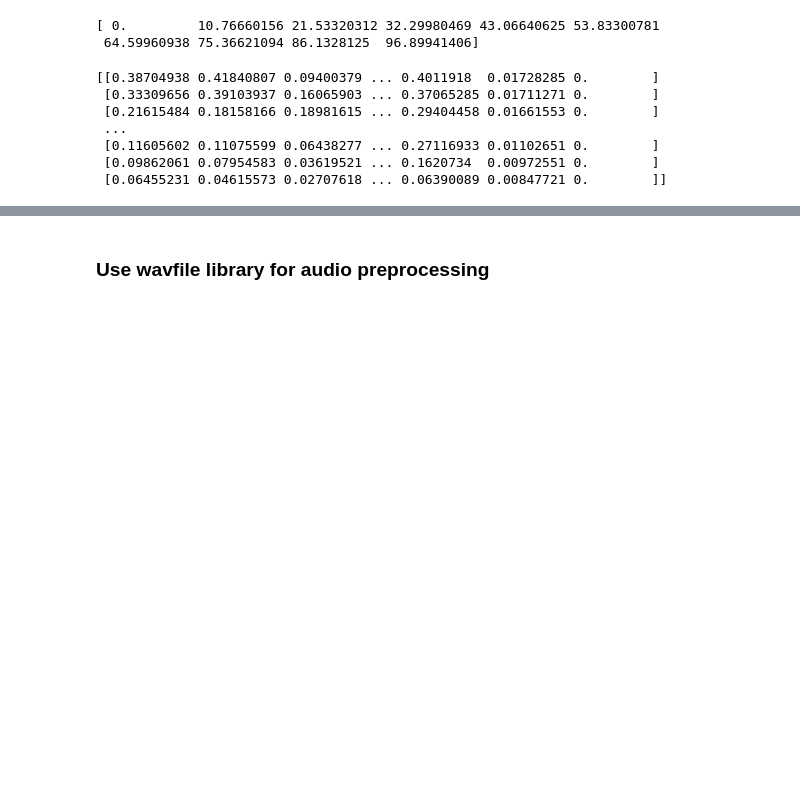
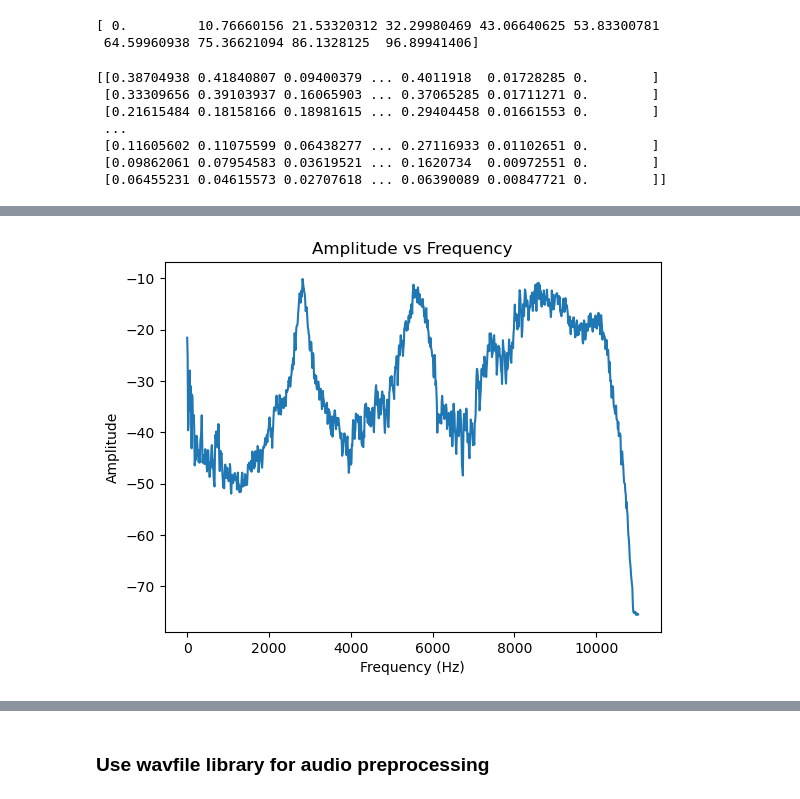
Before and after one commit to genggeng88/plasma_ml, a Jupyter notebook: FFT-audio.ipynb, the cells around one changed output, grey strips where cells are left out. Drawn from its saved outputs; the diff is of its cells as text; code cells hidden in the pictures; blank space fills up the shorter version.

```diff
--- a/FFT-audio.ipynb
+++ b/FFT-audio.ipynb
@@ -76,0 +86,9 @@ print(amplitude.shape)
+# %%
+average_amplitude = np.mean(mag_spec, axis=1)
+plt.plot(frequencies, average_amplitude)
+plt.xlabel('Frequency (Hz)')
+plt.ylabel('Amplitude')
+plt.title('Amplitude vs Frequency')
+plt.show()
+# %% [output]
+[figure, added]
```
Also changed, not shown: parts of 3 cells of this notebook.
